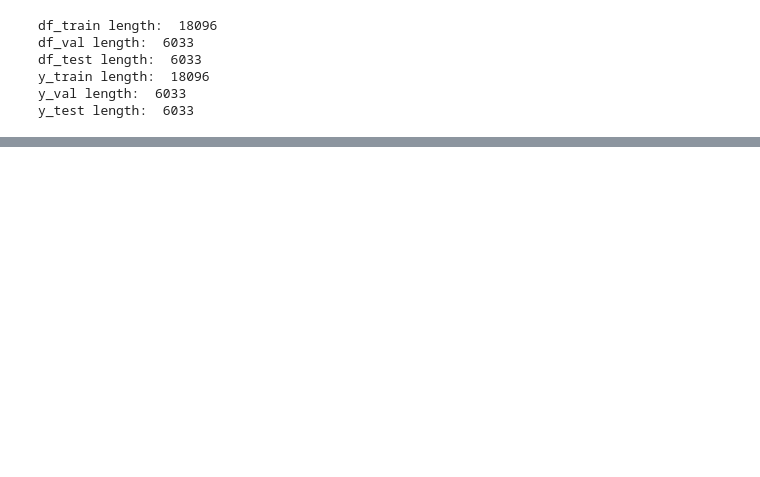
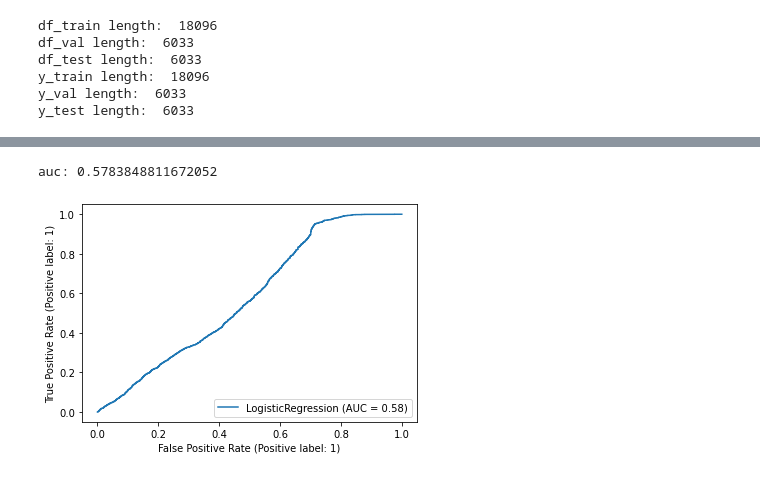
Before and after one commit to razorcd/ml-project, a Jupyter notebook: project1/project1.ipynb, the cells around one changed output, grey strips where cells are left out. Cells and saved outputs as stored; diff of their text form; code cells hidden in the pictures; blank space fills up the shorter version.

Commit message:
first model on all features

```diff
--- a/project1/project1.ipynb
+++ b/project1/project1.ipynb
@@ -230,0 +276,15 @@ X_val = dv.transform(val_dicts)
+# %%
+# Predict
+
+def predict(dataFrame, dv, model):
+    dicts = dataFrame.to_dict(orient="records")
+    X = dv.transform(dicts)
+    y_pred = model.predict_proba(X)[:,1]
+    return y_pred
+
+
+proba = predict(df_val, dv, model)
+y_pred_val = proba  #take column 1
+
+low_salary_pred = (y_pred_val >= 0.5)
+# customers_with_predicted_low_income = df_val[low_salary_pred]
@@ -230,0 +317,23 @@ X_val = dv.transform(val_dicts)
+# %%
+# AUC and ROC curve
+
+from sklearn import metrics
+
+fpr, tpr, thresholds = metrics.roc_curve(y_val, y_pred_val)
+auc = metrics.auc(fpr, tpr)
+
+# print("thresholds:", thresholds)
+print("auc:", auc)
+
+
+
+import matplotlib.pyplot as plt
+from sklearn import datasets, model_selection, svm
+
+dicts = df_val.to_dict(orient="records")
+X_val = dv.transform(dicts)
+metrics.plot_roc_curve(model, X_val, y_val)
+plt.show()
+# %% [output]
+auc: 0.5783848811672052
+[figure, added]
```
Also changed, not shown: parts of 5 cells of this notebook.
